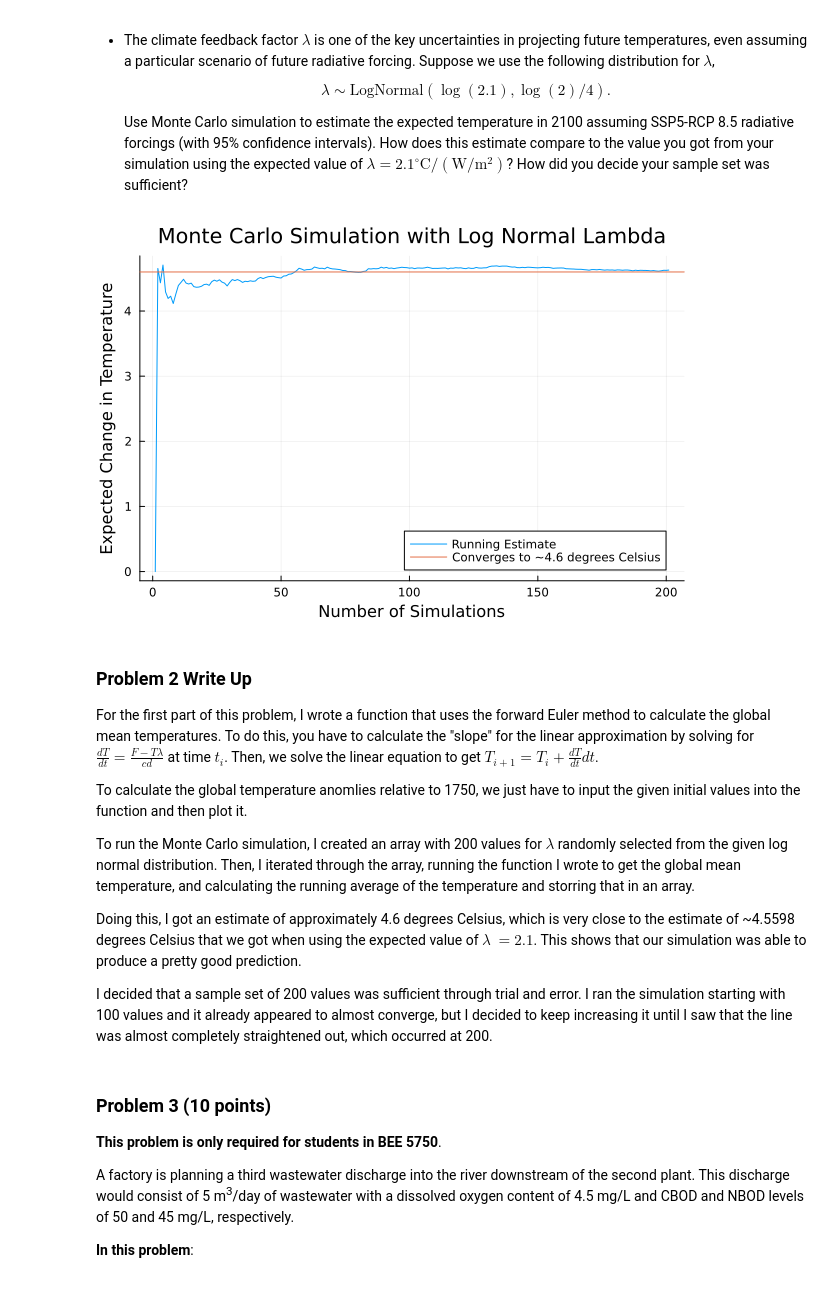
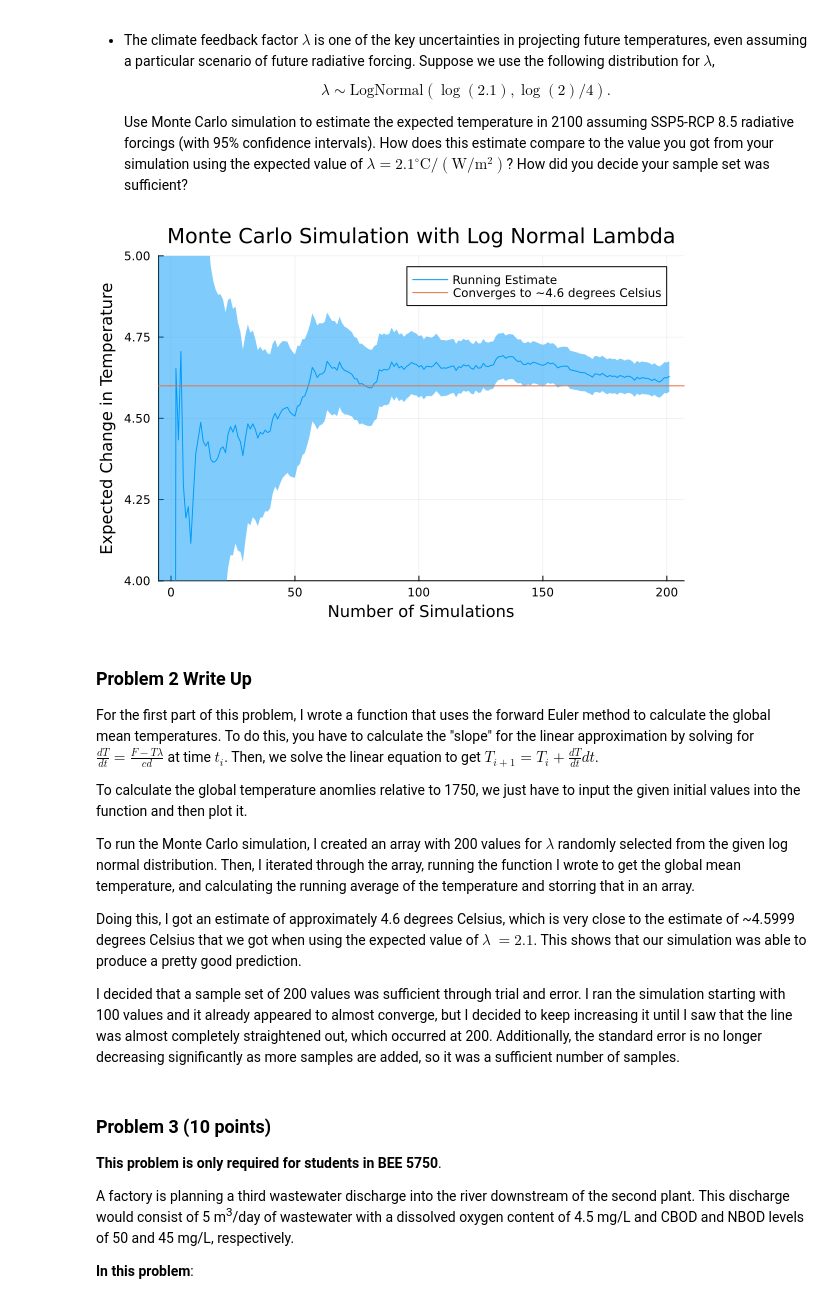
Before and after one commit to BEE4750-FA24/hw3-ari-jiaming-grace, a Jupyter notebook: hw03.ipynb, the cells around one changed output. Cells and saved outputs as stored; diff of their text form; code cells hidden in the pictures.

Commit message:
percentile added but not showing on graph

```diff
--- a/hw03.ipynb
+++ b/hw03.ipynb
@@ -398,26 +398,31 @@ Predicted temperature in Year 2100 = 4.559848360784454
 # %%
 Random.seed!(1)
 lambda_dist = LogNormal(log(2.1), log(2)/4)
 lambda_samples = rand(lambda_dist, 200)
 F_2100 = F[1:351]
 T = [0.0]
 T_tot = 0.0
 
 for i in 1:length(lambda_samples)
     Temps = global_mean_temperature(c, d, lambda_samples[i], F, T0, dt)
     T_tot = T_tot + Temps[351]
     T_ave = T_tot/i
     push!(T, T_ave)
 end
 
+std_freq = zeros(length(T))
+for i in 1:length(T)
+    std_freq[i] = std(T[1:i], mean = Temp[351]) / sqrt(i)
+end
 
-plot(T, label = "Running Estimate")
+plot(T, ribbon=1.96*std_freq, label = "Running Estimate")
+ylims!(4,5)
 hline!([4.6], label = "Converges to ~4.6 degrees Celsius")
 xlabel!("Number of Simulations")
 ylabel!("Expected Change in Temperature")
 title!("Monte Carlo Simulation with Log Normal Lambda")
 # %% [output]
-[figure, old version]
+[figure, new version]
 # %% [markdown]
 ### Problem 2 Write Up
 
@@ -427,9 +432,9 @@ To calculate the global temperature anomlies relative to 1750, we just have to i
 
 To run the Monte Carlo simulation, I created an array with 200 values for $\lambda$ randomly selected from the given log normal distribution. Then, I iterated through the array, running the function I wrote to get the global mean temperature, and calculating the running average of the temperature and storring that in an array.
 
-Doing this, I got an estimate of approximately 4.6 degrees Celsius, which is very close to the estimate of ~4.5598 degrees Celsius that we got when using the expected value of $\lambda\ = 2.1$. This shows that our simulation was able to produce a pretty good prediction.
+Doing this, I got an estimate of approximately 4.6 degrees Celsius, which is very close to the estimate of ~4.5999 degrees Celsius that we got when using the expected value of $\lambda\ = 2.1$. This shows that our simulation was able to produce a pretty good prediction.
 
-I decided that a sample set of 200 values was sufficient through trial and error. I ran the simulation starting with 100 values and it already appeared to almost converge, but I decided to keep increasing it until I saw that the line was almost completely straightened out, which occurred at 200.
+I decided that a sample set of 200 values was sufficient through trial and error. I ran the simulation starting with 100 values and it already appeared to almost converge, but I decided to keep increasing it until I saw that the line was almost completely straightened out, which occurred at 200. Additionally, the standard error is no longer decreasing significantly as more samples are added, so it was a sufficient number of samples.
 # %% [markdown]
 ### Problem 3 (10 points)
 
```
Also changed, not shown: parts of 1 cell of this notebook.
